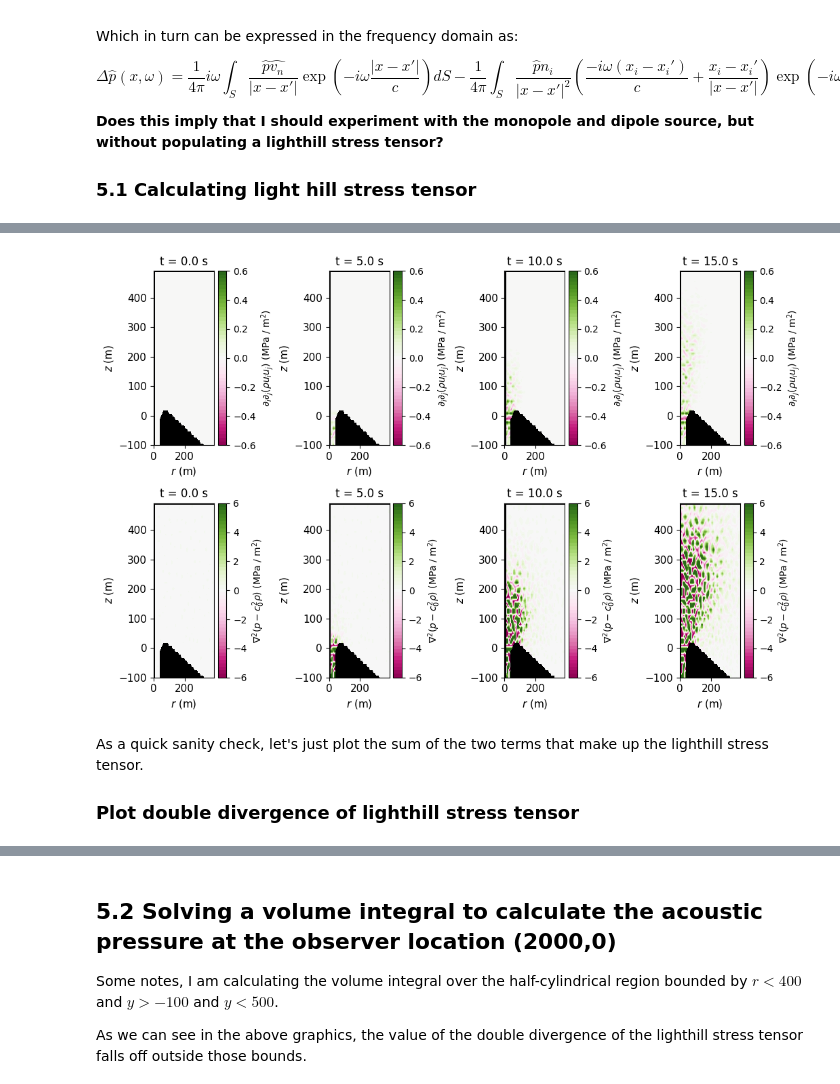
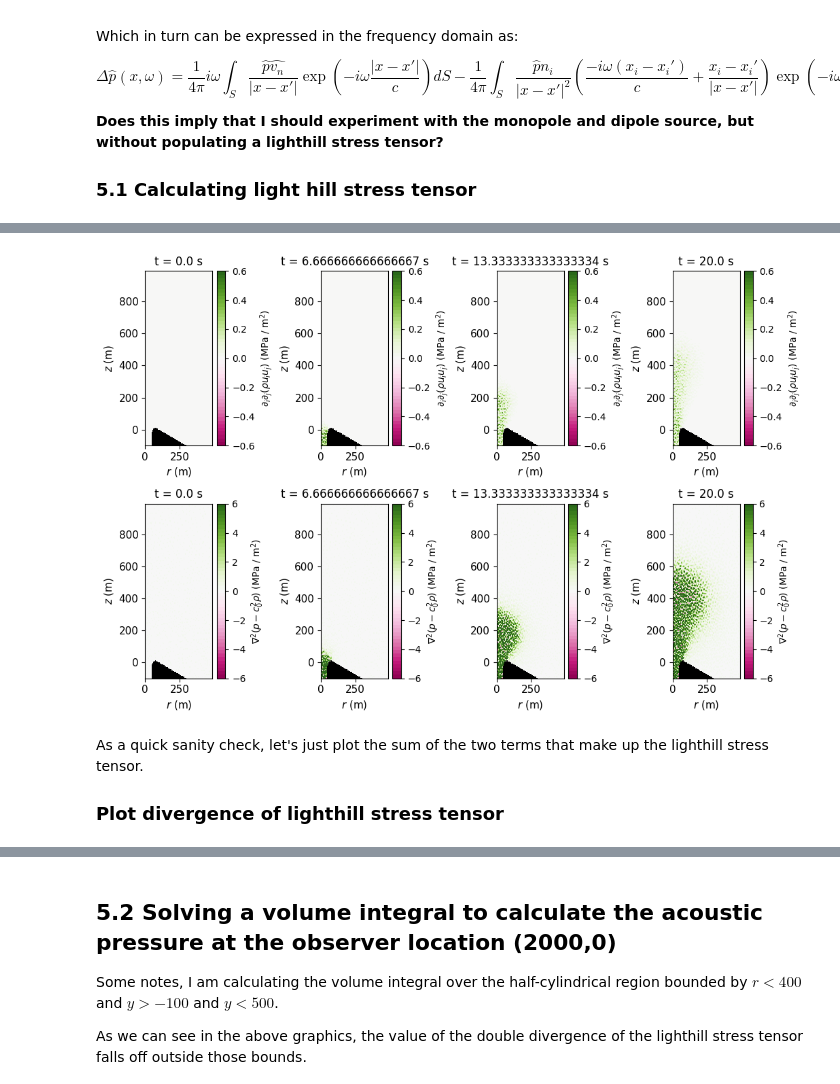
Before and after one commit to paxtonsc/volcano-sims, a Jupyter notebook: notebooks/2025.05.12.experiments.ipynb, the cells around one changed output, grey strips where cells are left out. Saved outputs shown, nothing was run; the diff lists cells and outputs as text; code cells hidden in the pictures.

```diff
--- a/notebooks/2025.05.12.experiments.ipynb
+++ b/notebooks/2025.05.12.experiments.ipynb
@@ -30,7 +30,7 @@ from helper_code.animate import animate_conduit_pressure
 import helper_code.infrasound as infrasound
 from matplotlib.animation import FuncAnimation
 
-folder_name = "eruption_model"
+folder_name = "simple_eruption_model"
 file_name = "tungurahua_rad_5_v25_conduit"
 iterations = 100
 # %% [output]
@@ -410,15 +402,15 @@ import numpy as np
 import matplotlib.tri as tri
 
 def solver_from_2D(dom, i):
-    solver_func = get_local_solver_from_index_func("eruption_model", f"test_infrasound_v26_atm{dom}")
+    solver_func = get_local_solver_from_index_func("simple_eruption_model", f"test_infrasound_v27_atm{dom}")
 
     return solver_func(i)
 
 # Prep interpolation grid
 solver0 = solver_from_2D(1, 0)
 physics = solver0.physics
-base_x = np.linspace(0, 400, 50)
-base_y = np.linspace(-200, 500, 70)
+base_x = np.linspace(0, 500, 200)
+base_y = np.linspace(-200, 1000, 200)
 mg_x, mg_y = np.meshgrid(base_x, base_y, indexing="xy")
 
 solver0_list = [solver_from_2D(dom_idx, 0) for dom_idx in [1,2,3]]
@@ -430,7 +422,7 @@ ind_partition = [np.where(tri.Triangulation(
   for solver in solver0_list]
 
 # List of file indices to read
-file_index_list = np.arange(0,100,1)
+file_index_list = np.arange(0,iterations,1)
 # %%
 # Allocate union (joining all times) U, in spatially-flattened shape
 U_union = np.nan * np.empty((file_index_list.size, *mg_x.ravel().shape, 8+physics.NDIMS))
@@ -507,7 +499,7 @@ dvdx = np.diff(v_foldy, axis=2) / dx
 # %%
 import matplotlib
 
-time_idx = 50
+time_idx = 30
 fig, ax = plt.subplots(2,2,figsize=(8.5,9))
 
 global_clims = (-5, 5)
@@ -599,8 +612,8 @@ for i, t_ind in enumerate(t_indices):
   cb = fig.colorbar(cf, label=r"$\partial_i \partial_j (\rho u_i u_j)$ (MPa / m${}^2$)",
                     # format=matplotlib.ticker.FormatStrFormatter('%.3e')
                     )
-  ax[0,i].set_xlim(0, 390)
-  ax[0,i].set_ylim(-100, 490)
+  ax[0,i].set_xlim(0, 490)
+  ax[0,i].set_ylim(-100, 990)
   #ax[0,i].set_aspect('equal')
   ax[0,i].set_xlabel("$r$ (m)")
   ax[0,i].set_ylabel("$z$ (m)")
@@ -613,37 +626,37 @@ for i, t_ind in enumerate(t_indices):
   # cb.ax.set_major_formatter(matplotlib.ticker.FormatStrFormatter('%e'))
 
 # fig.tight_layout()
 
 # fig, ax = plt.subplots(1, 3, figsize=(8.5,3.5))
 
 levels = np.linspace(-6e6, 6e6, 50) / 1e6
 # t_indices = [3, 9, 36, 72]
 t_indices = [0, 33, 66, 99]
 
 for i, t_ind in enumerate(t_indices):
   ax[1,i].set_facecolor("black")
   cf = ax[1,i].contourf(int_x, int_y, np.clip(dijTij_nonlinear[t_ind,:,:] / 1e6, levels[0], levels[-1]), levels=levels, cmap=matplotlib.cm.PiYG)
   cb = fig.colorbar(cf, label=r"$\nabla^2 (p - c_0^2 \rho)$ (MPa / m${}^2$)",
                     # format=matplotlib.ticker.FormatStrFormatter('%.3e')
                     )
-  ax[1,i].set_xlim(0, 390)
-  ax[1,i].set_ylim(-100, 490)
+  ax[1,i].set_xlim(0, 490)
+  ax[1,i].set_ylim(-100, 990)
   #ax[1,i].set_aspect('equal')
   ax[1,i].set_xlabel("$r$ (m)")
   ax[1,i].set_ylabel("$z$ (m)")
   curr_ax = ax[1,i]
   for item in ([curr_ax.xaxis.label, curr_ax.yaxis.label] +
                 curr_ax.get_xticklabels() + curr_ax.get_yticklabels()):
     item.set_fontsize(11)
   cb.set_ticks(np.linspace(levels[0], levels[-1], 7))
   ax[1,i].set_title(f"t = {t_range[t_ind]} s")
   # cb.ax.set_major_formatter(matplotlib.ticker.FormatStrFormatter('%e'))
 
 fig.tight_layout()
 plt.draw()
 # %% [output]
-[figure, old version]
+[figure, new version]
 # %% [markdown]
 As a quick sanity check, let's just plot the sum of the two terms that make up the lighthill stress tensor.
 
-### Plot double divergence of lighthill stress tensor
+### Plot divergence of lighthill stress tensor
```
Also changed, not shown: parts of 24 cells of this notebook, 1 other file.
